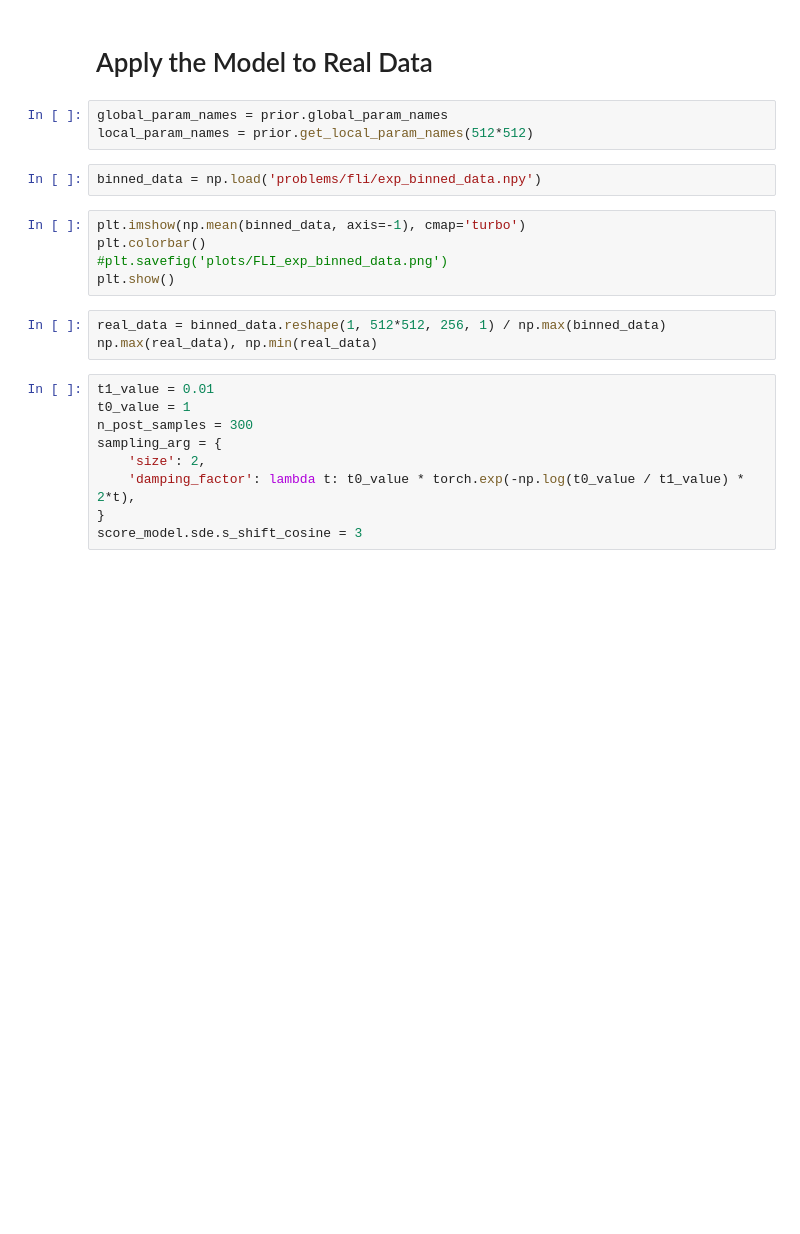
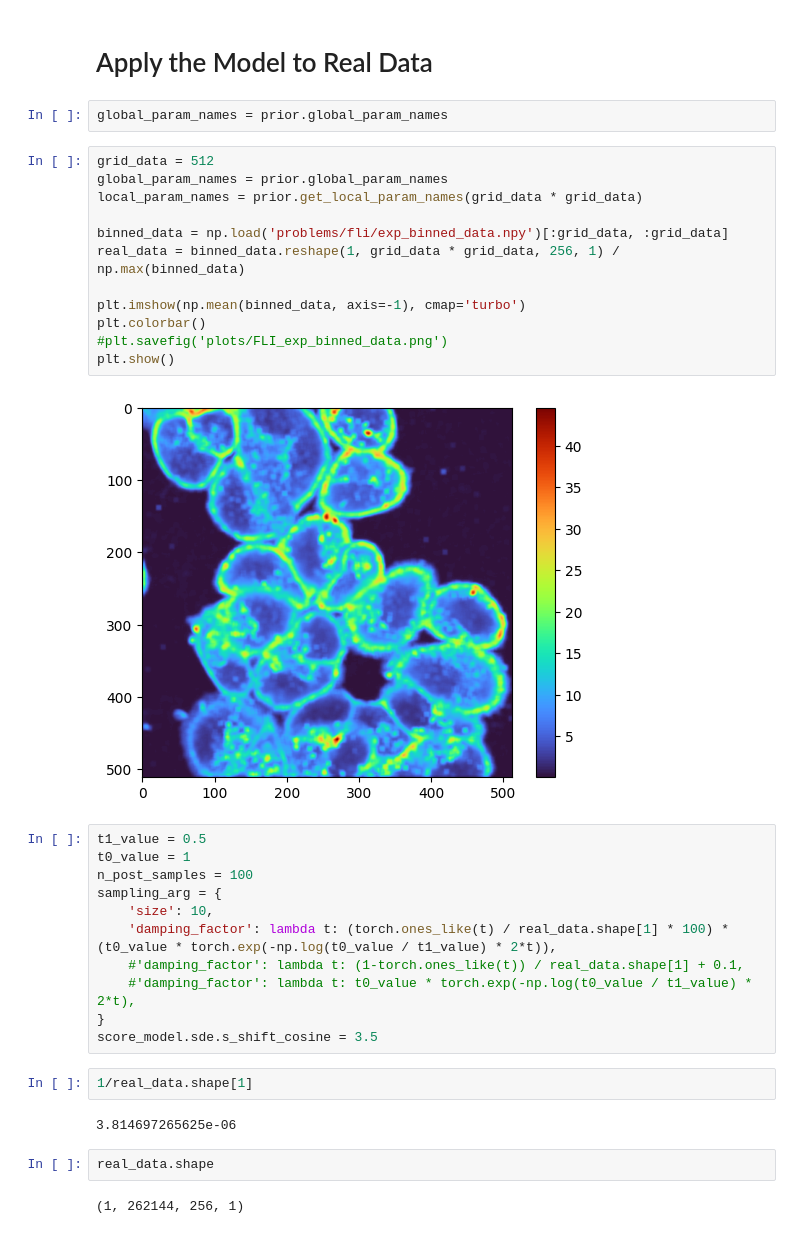
Before and after one commit to bayesflow-org/hierarchical-abi, a Jupyter notebook: fli score matching.ipynb, the cells around one changed output. Saved outputs shown, nothing was run; the diff lists cells and outputs as text; blank space fills up the shorter version.

```diff
--- a/fli score matching.ipynb
+++ b/fli score matching.ipynb
@@ -226,24 +228,37 @@ plt.show()
  # Apply the Model to Real Data
 # %%
 global_param_names = prior.global_param_names
-local_param_names = prior.get_local_param_names(512*512)
 # %%
-binned_data = np.load('problems/fli/exp_binned_data.npy')
+grid_data = 512
+global_param_names = prior.global_param_names
+local_param_names = prior.get_local_param_names(grid_data * grid_data)
+
+binned_data = np.load('problems/fli/exp_binned_data.npy')[:grid_data, :grid_data]
+real_data = binned_data.reshape(1, grid_data * grid_data, 256, 1) / np.max(binned_data)
+
+plt.imshow(np.mean(binned_data, axis=-1), cmap='turbo')
+plt.colorbar()
+#plt.savefig('plots/FLI_exp_binned_data.png')
+plt.show()
+# %% [output]
+[figure, added]
-# %%
-plt.imshow(np.mean(binned_data, axis=-1), cmap='turbo')
-plt.colorbar()
-#plt.savefig('plots/FLI_exp_binned_data.png')
-plt.show()
-# %%
-real_data = binned_data.reshape(1, 512*512, 256, 1) / np.max(binned_data)
-np.max(real_data), np.min(real_data)
 # %%
-t1_value = 0.01
+t1_value = 0.5
 t0_value = 1
-n_post_samples = 300
+n_post_samples = 100
 sampling_arg = {
-    'size': 2,
-    'damping_factor': lambda t: t0_value * torch.exp(-np.log(t0_value / t1_value) * 2*t),
+    'size': 10,
+    'damping_factor': lambda t: (torch.ones_like(t) / real_data.shape[1] * 100) * (t0_value * torch.exp(-np.log(t0_value / t1_value) * 2*t)),
+    #'damping_factor': lambda t: (1-torch.ones_like(t)) / real_data.shape[1] + 0.1,
+    #'damping_factor': lambda t: t0_value * torch.exp(-np.log(t0_value / t1_value) * 2*t),
 }
-score_model.sde.s_shift_cosine = 3
+score_model.sde.s_shift_cosine = 3.5
+# %%
+1/real_data.shape[1]
+# %% [output]
+3.814697265625e-06
+# %%
+real_data.shape
+# %% [output]
+(1, 262144, 256, 1)
 # %%
```
Also changed, not shown: parts of 13 cells of this notebook, 8 other files.
